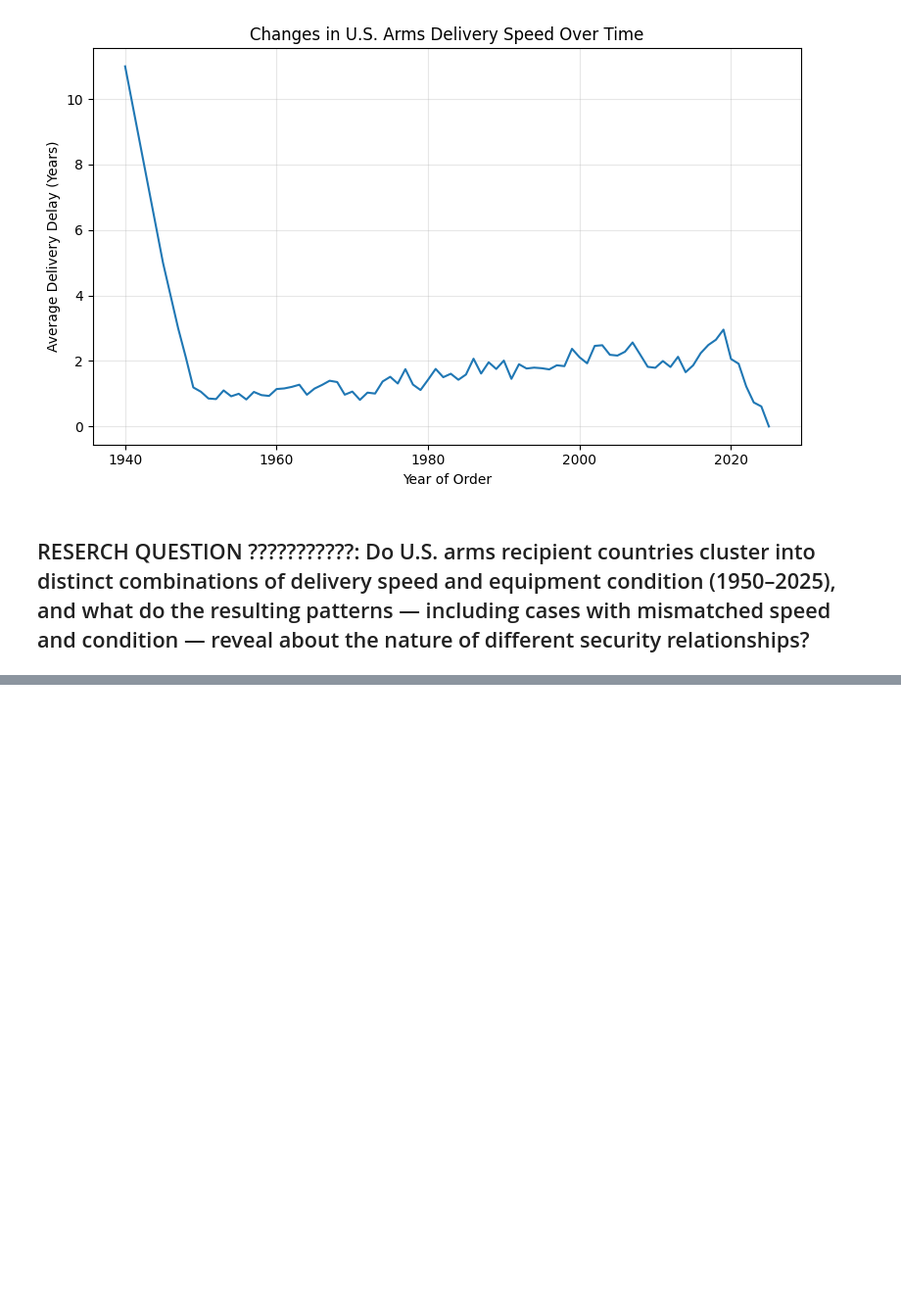
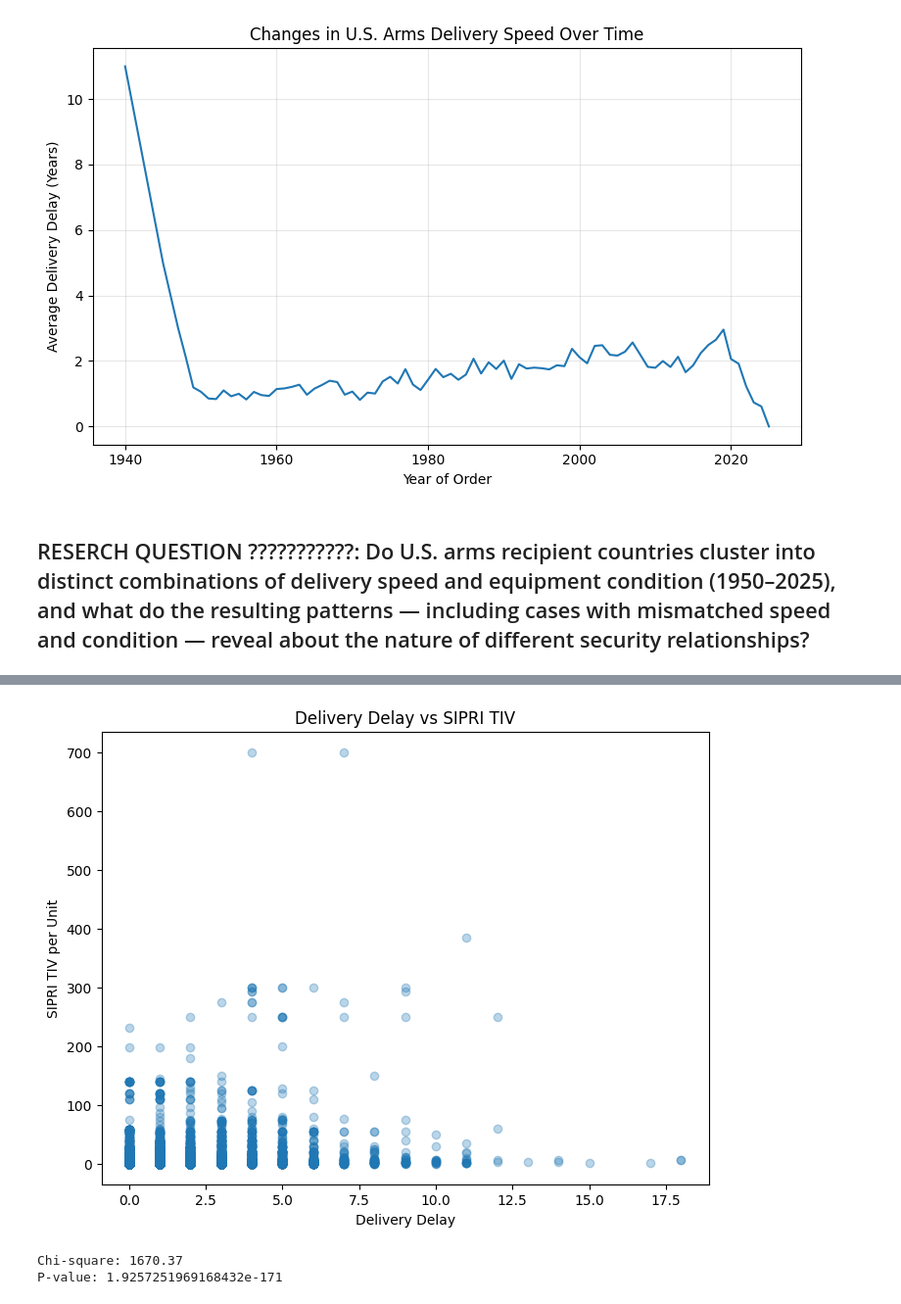
Before and after one commit to Requiessss/DATA-science-prj, a Jupyter notebook: Main_prj.ipynb, the cells around one changed output, grey strips where cells are left out. Shown at 98% size. Cells and saved outputs as stored; diff of their text form; code cells hidden in the pictures; blank space fills up the shorter version.

```diff
--- a/Main_prj.ipynb
+++ b/Main_prj.ipynb
@@ -388,0 +535,31 @@ plt.show()
+# %%
+#scatter plot of the relationship between dleiervy delay and miltiary value
+plt.figure(figsize=(8,6))
+
+plt.scatter(
+    arms_df["delivery_delay"],
+    arms_df["SIPRI TIV per unit"],
+    alpha=0.3
+)
+
+plt.xlabel("Delivery Delay")
+plt.ylabel("SIPRI TIV per Unit")
+plt.title("Delivery Delay vs SIPRI TIV")
+
+plt.show()
+# %% [output]
+[figure, added]
+# %%
+#chi-square test
+table = pd.crosstab(
+    arms_df["status"],
+    arms_df["Recipient"]
+)
+
+chi2, p, dof, expected = chi2_contingency(table)
+
+print("Chi-square:", round(chi2,2))
+print("P-value:", p)
+# %% [output]
+Chi-square: 1670.37
+P-value: 1.9257251969168432e-171
```
Also changed, not shown: parts of 18 cells of this notebook.
